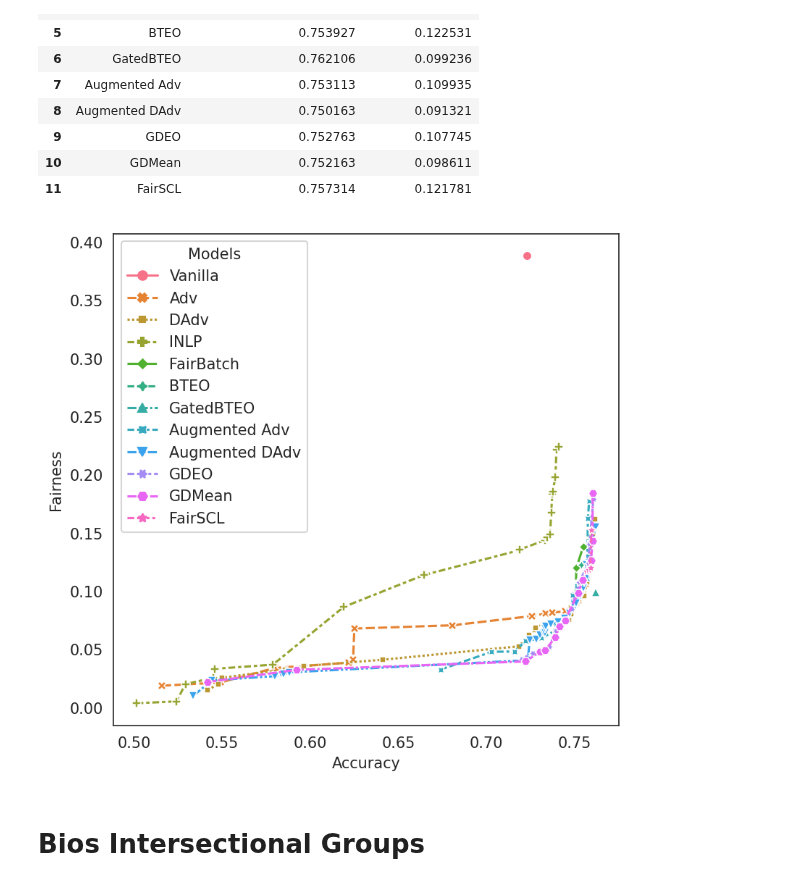
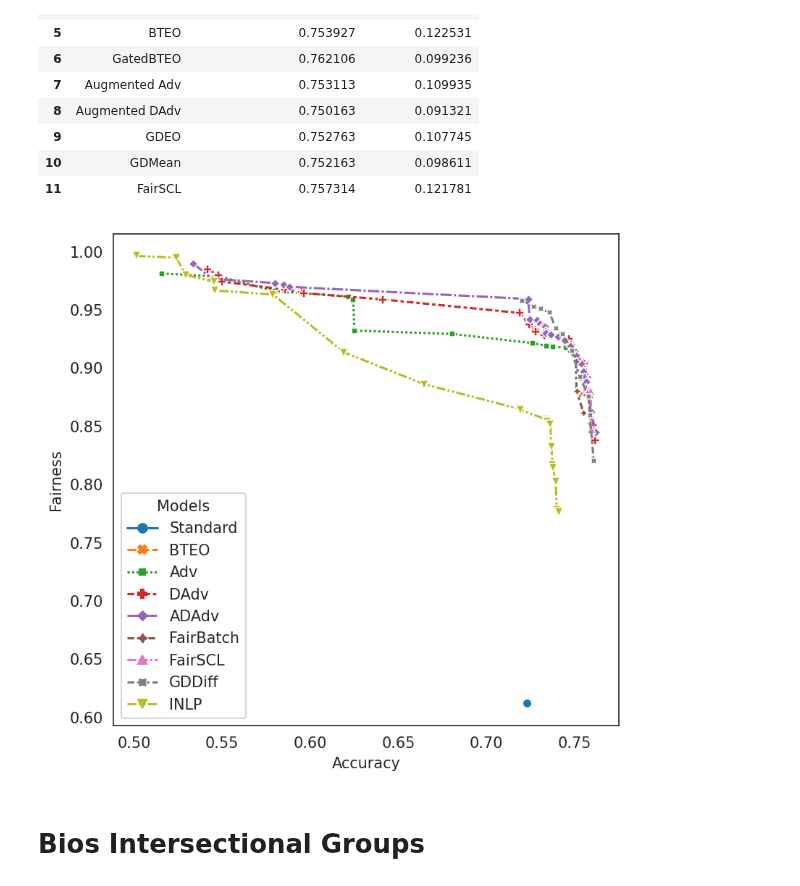
Before and after one commit to Libr-AI/fairlib, a Jupyter notebook: analysis/Final_results_in_paper.ipynb, the cells around one changed output. Cells and saved outputs as stored; diff of their text form; code cells hidden in the pictures.

Commit message:
results for demo paper

```diff
--- a/analysis/Final_results_in_paper.ipynb
+++ b/analysis/Final_results_in_paper.ipynb
@@ -7,7 +7,8 @@ import pandas as pd
 import seaborn as sns
 import matplotlib.pyplot as plt
 # %%
-def make_plot(plot_df):
+from pathlib import Path
+def make_plot(plot_df, figure_name=None):
     plot_df["Fairness"] = plot_df["test_fairness mean"]
     plot_df["Accuracy"] = plot_df["test_performance mean"]
 
@@ -21,13 +22,18 @@ def make_plot(plot_df):
             markers=True,
             style="Models",
         )
+    if figure_name is not None:
+        figure.savefig(Path(r"plots") / figure_name, dpi=960, bbox_inches="tight")
 # %% [markdown]
 # Moji
 # %%
 Moji_results = retrive_results("Moji")
 Moji_results["FairBatch"] = Moji_results["OldFairBatch"]
 Moji_results["Augmented Adv"] = Moji_results["GatedAdv"]
-Moji_results["Augmented DAdv"] = Moji_results["GatedDAdv"]
+Moji_results["ADAdv"] = Moji_results["GatedDAdv"]
+Moji_results["Standard"] = Moji_results["Vanilla"]
+Moji_results["FairBatch"] = Moji_results["OldFairBatch"]
+Moji_results["GDDiff"] = Moji_results["GDEO"]
 # %%
 Moji_results.keys()
 # %% [output]
@@ -118,28 +102,28 @@ tmp_df[["Models", "test_performance mean", "test_GAP mean"]]
 # %%
 Moji_plot_df = final_results_df(
     results_dict = Moji_results,
-    model_order = [
-        "Vanilla",
-        "Adv", "DAdv",
-        "INLP",
-        "FairBatch",
-        "BTEO", "GatedBTEO",
-        "Augmented Adv", "Augmented DAdv",
-        "GDEO", "GDMean",
-        "FairSCL",
-        ],
+    # model_order = [
+    #     "Vanilla",
+    #     "Adv", "DAdv",
+    #     "INLP",
+    #     "FairBatch",
+    #     "BTEO", "GatedBTEO",
+    #     "Augmented Adv", "Augmented DAdv",
+    #     "GDEO", "GDMean",
+    #     "FairSCL",
+    #     ],
+    model_order = ["Standard", "BTEO", "Adv", "DAdv",  "ADAdv", "FairBatch",  "FairSCL", "GDDiff", "INLP",],
     pareto = True,
     # pareto = False,
     pareto_selection = "test",
     selection_criterion = None,
     return_dev = True,
     # Performance_threshold=0.72
     # num_trail=20,
     )
-Moji_plot_df["test_fairness mean"] = (1-Moji_plot_df["test_fairness mean"])
-make_plot(Moji_plot_df)
+make_plot(Moji_plot_df, "Moji_trade_offs")
 # %% [output]
-[figure, old version]
+[figure, new version]
 # %% [markdown]
 # Bios Intersectional Groups
 # %%
```
Also changed, not shown: parts of 8 cells of this notebook, 27 other files.
